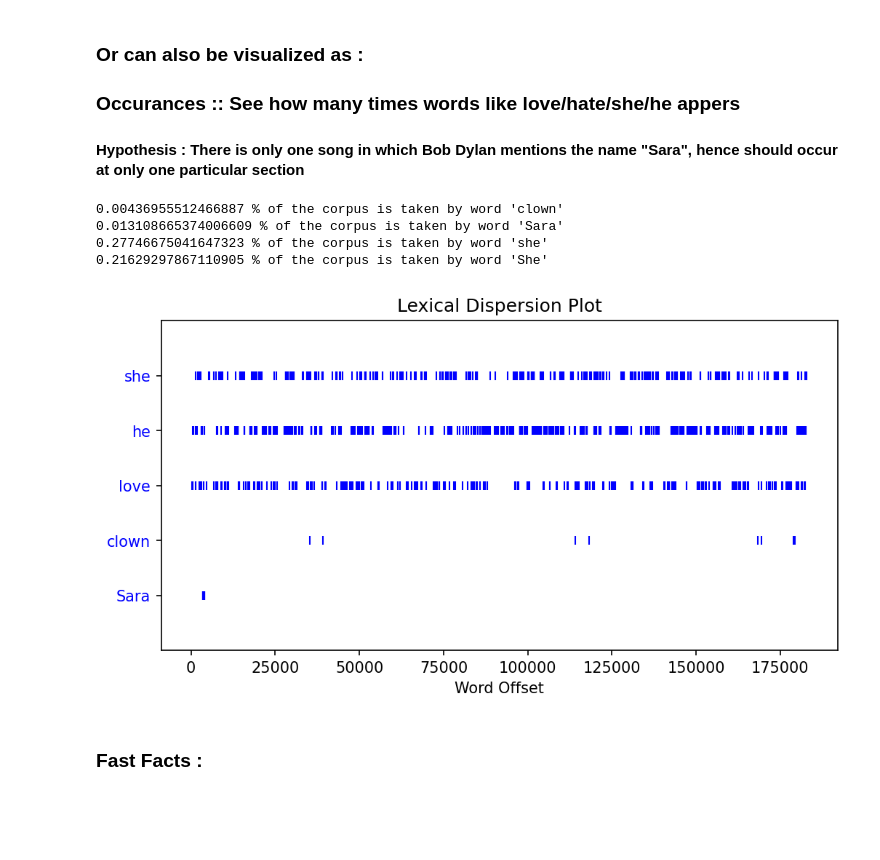
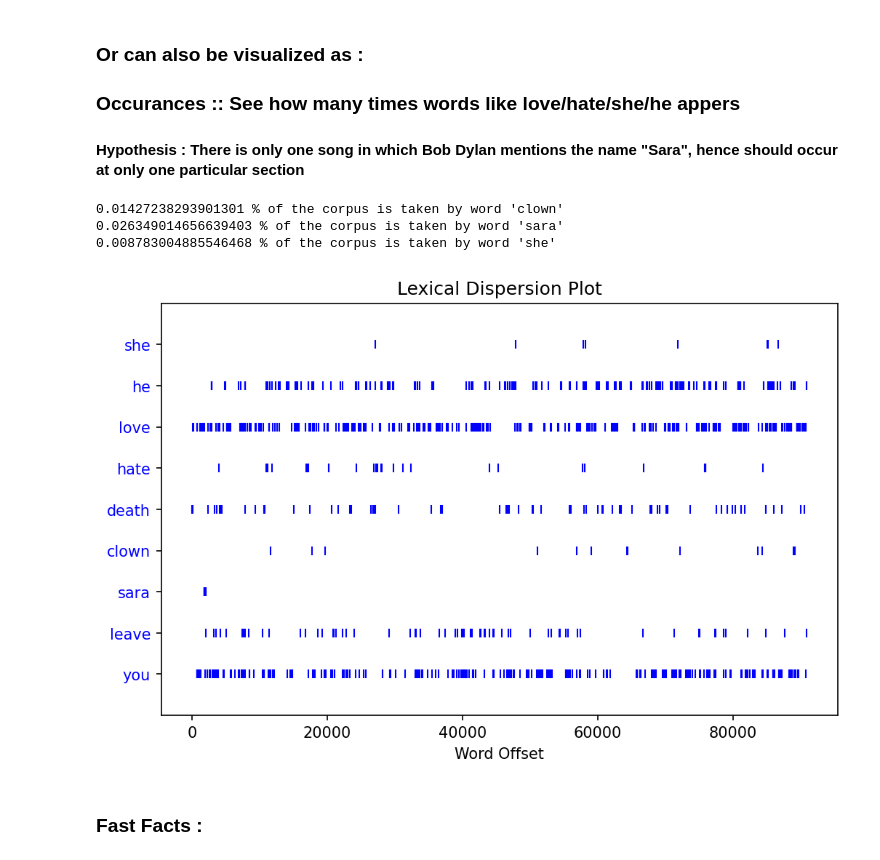
Before and after one commit to jatanjay/Song-and-Dance-Man-, a Jupyter notebook: SongandDanceMan.ipynb, the cells around one changed output. Cells and saved outputs as stored; diff of their text form; code cells hidden in the pictures; blank space fills up the shorter version.

```diff
--- a/SongandDanceMan.ipynb
+++ b/SongandDanceMan.ipynb
@@ -196,16 +215,16 @@ def occurs(words):
         as_per = 100 * count / len(corpus_text)
         print(f"{as_per} % of the corpus is taken by word '{word}'")
 
-occurs(["clown","Sara","she","She"])
+occurs(["clown","sara","she"])
 # %% [output]
-0.00436955512466887 % of the corpus is taken by word 'clown'
-0.013108665374006609 % of the corpus is taken by word 'Sara'
-0.27746675041647323 % of the corpus is taken by word 'she'
-0.21629297867110905 % of the corpus is taken by word 'She'
+0.01427238293901301 % of the corpus is taken by word 'clown'
+0.026349014656639403 % of the corpus is taken by word 'sara'
+0.008783004885546468 % of the corpus is taken by word 'she'
-# %%
-corpus_text.dispersion_plot(['she','he','love','clown','Sara'])
-# %% [output]
-[figure, removed]
+# %%
+plt.rcParams['figure.figsize'] = [8, 5]
+corpus_text.dispersion_plot(['she','he','love','hate','death','clown','sara','leave','you'])
+# %% [output]
+[figure, added]
 # %% [markdown]
 ### Fast Facts :
 # %%
```
Also changed, not shown: parts of 67 cells of this notebook.
